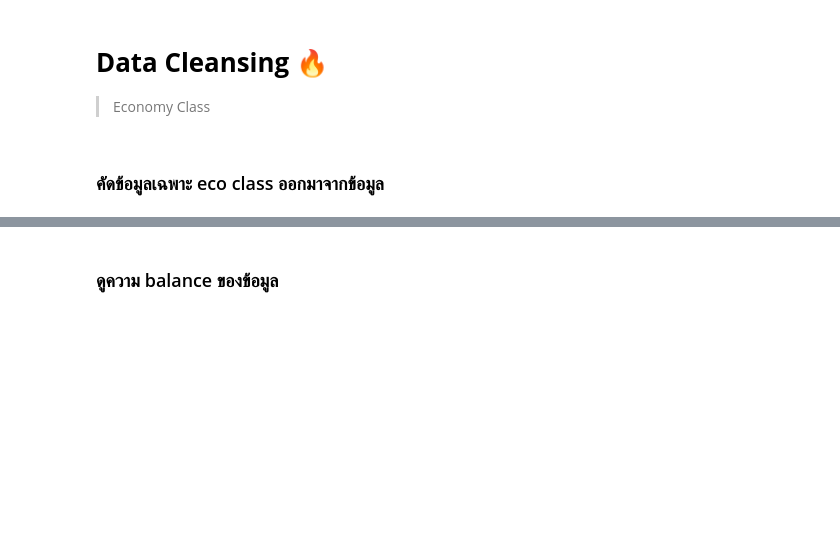
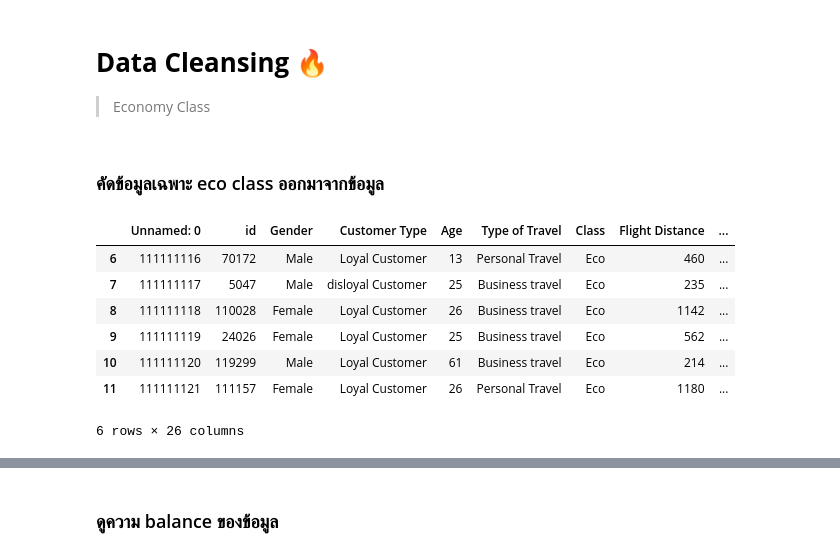
Before and after one commit to MLol-3/AeroPulse, a Jupyter notebook: final-analysis/DataCleansing/ecoClass.ipynb, the cells around one changed output, grey strips where cells are left out. Drawn from its saved outputs; the diff is of its cells as text; code cells hidden in the pictures; blank space fills up the shorter version.

```diff
--- a/final-analysis/DataCleansing/ecoClass.ipynb
+++ b/final-analysis/DataCleansing/ecoClass.ipynb
@@ -22,11 +22,21 @@ from collections import Counter
 # %%
 df_train = pd.read_csv("../../datasets/train.csv")
 df_test = pd.read_csv("../../datasets/test.csv")
 
 # รวมข้อมูล
 df = pd.concat([df_train, df_test], ignore_index=True)
 df_copy = df.copy()
 business_df = df_copy[(df_copy['Class'] == 'Eco')]
+business_df.head()
+# %% [output]
+|  | Unnamed: 0 | id | Gender | Customer Type | Age | Type of Travel | Class | Flight Distance | ... |
+| 6 | 111111116 | 70172 | Male | Loyal Customer | 13 | Personal Travel | Eco | 460 | ... |
+| 7 | 111111117 | 5047 | Male | disloyal Customer | 25 | Business travel | Eco | 235 | ... |
+| 8 | 111111118 | 110028 | Female | Loyal Customer | 26 | Business travel | Eco | 1142 | ... |
+| 9 | 111111119 | 24026 | Female | Loyal Customer | 25 | Business travel | Eco | 562 | ... |
+| 10 | 111111120 | 119299 | Male | Loyal Customer | 61 | Business travel | Eco | 214 | ... |
+| 11 | 111111121 | 111157 | Female | Loyal Customer | 26 | Personal Travel | Eco | 1180 | ... |
+6 rows × 26 columns
 # %%
 business_df.isnull().sum()
 # %% [output]
```
Also changed, not shown: parts of 9 cells of this notebook, 21 other files.
